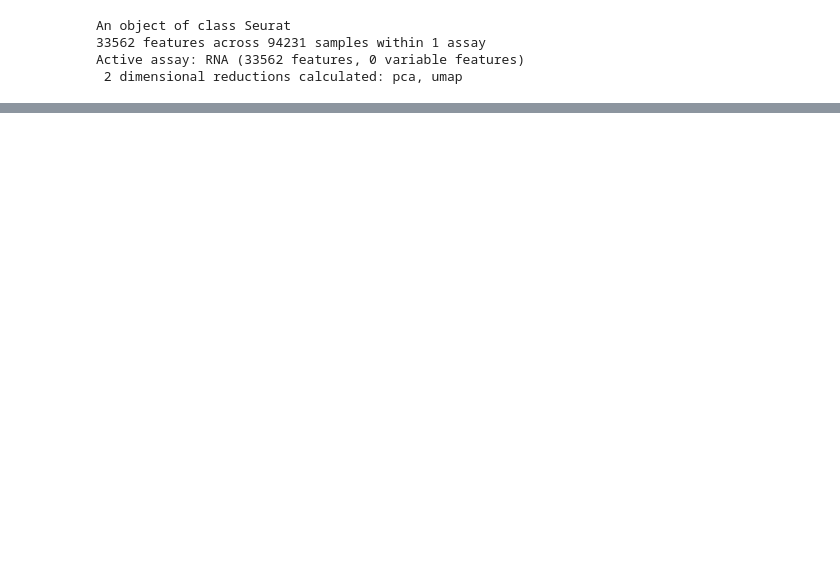
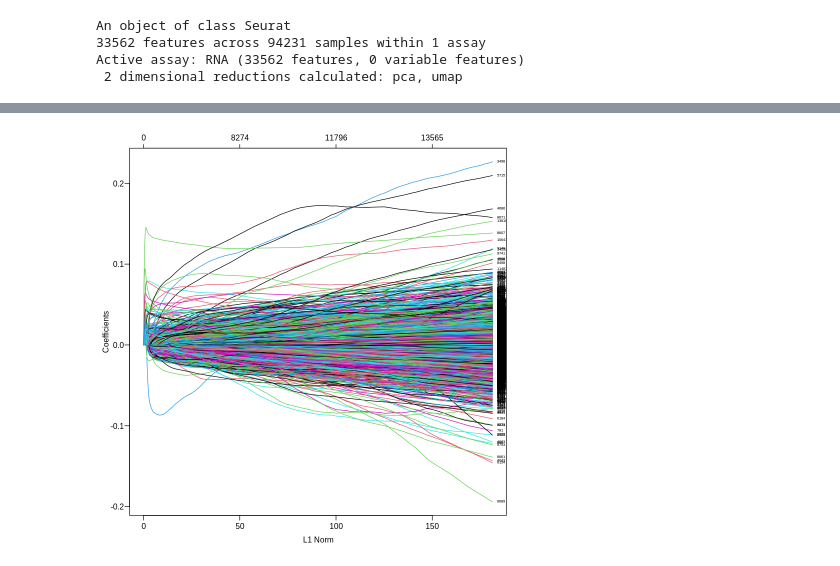
Before and after one commit to sevsorita/single_cell, a Jupyter notebook: notebooks/src/NeoLet_metadata.ipynb, the cells around one changed output, grey strips where cells are left out. Cells and saved outputs as stored; diff of their text form; code cells hidden in the pictures; blank space fills up the shorter version.

```diff
--- a/notebooks/src/NeoLet_metadata.ipynb
+++ b/notebooks/src/NeoLet_metadata.ipynb
@@ -25,0 +61,6 @@ write.csv(meta_data, "/data/severs/NeoLet_metadata.csv", row.names=TRUE)
+# %%
+Y = rna_old$ESR1
+# %%
+X = rna_old[, -match("ESR1", colnames(rna_old))]
+# %%
+X_train <- as.matrix(X)
@@ -25,0 +114,7 @@ write.csv(meta_data, "/data/severs/NeoLet_metadata.csv", row.names=TRUE)
+# %%
+lasso.mod <- glmnet(scale(X_train), Y, alpha=1,  parallel=TRUE)
+# %%
+par(mfrow = c(1,1), mar = c(3.5,3.5,2,1), mgp = c(2, 0.6, 0), cex = 0.8, las = 1)
+plot(lasso.mod, "norm", label = TRUE)
+# %% [output]
+[figure, added]
```
Also changed, not shown: parts of 34 cells of this notebook.
